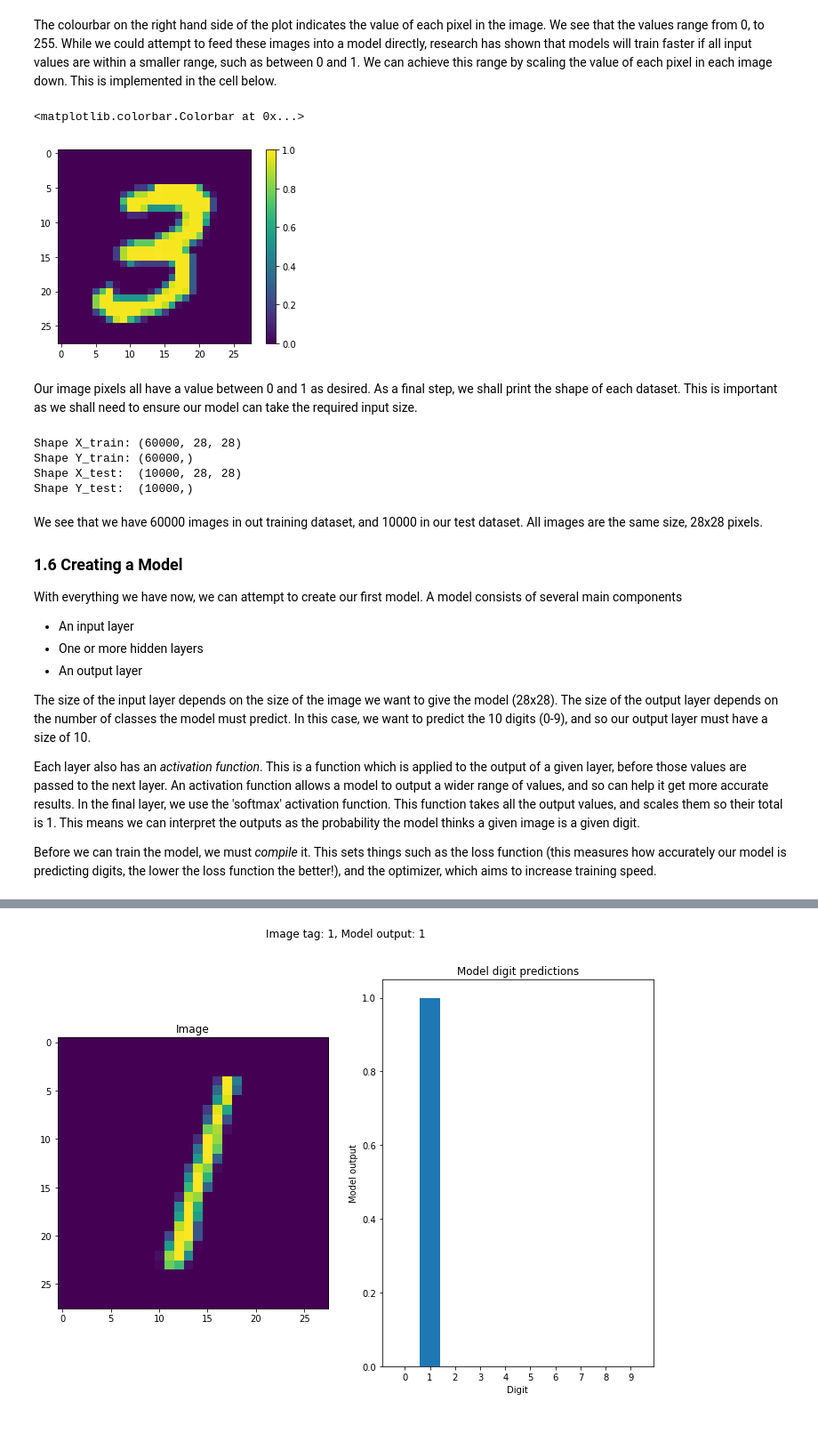
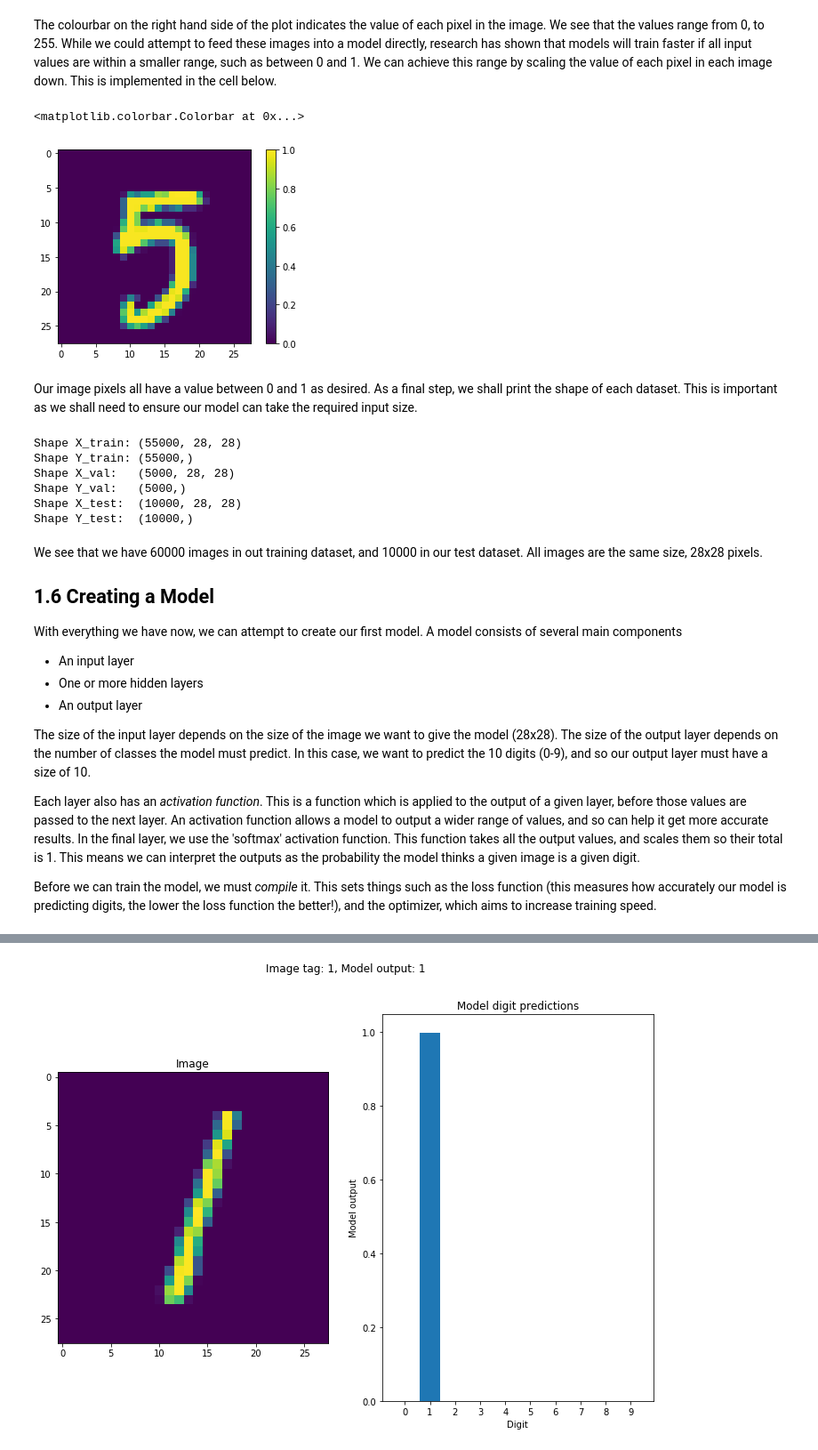
Before and after one commit to nikitapond/in2HEP, a Jupyter notebook: notebooks/MNIST.ipynb, the cells around one changed output, grey strips where cells are left out. Shown at 89% size. Saved outputs shown, nothing was run; the diff lists cells and outputs as text; code cells hidden in the pictures; blank space fills up the shorter version.

```diff
--- a/notebooks/MNIST.ipynb
+++ b/notebooks/MNIST.ipynb
@@ -64,7 +64,9 @@ Try changing the 'index' variable to a different number, to see examples of othe
 # %%
 # Load the dataset
 (X_train, Y_train), (X_test, Y_test) = mnist.load_data()
-index = 7
+X_val, Y_val = X_train[:5000], Y_train[:5000]
+X_train, Y_train = X_train[5000:], Y_train[5000:]
+index = 28
 
 plt.imshow(X_train[index]) # Show a single image
 plt.colorbar() # Show range of values for each pixel in image
@@ -79,28 +82,32 @@ X_train = X_train/255.0
 X_test = X_test/255.0
 # %%
-index = 7
+index = 28
 plt.imshow(X_train[index])
 plt.colorbar()
 # %% [output]
 <matplotlib.colorbar.Colorbar at 0x...>
-[figure, old version]
+[figure, new version]
 # %% [markdown]
 Our image pixels all have a value between 0 and 1 as desired. As a final step, we shall print the shape of each dataset. This is important as we shall need to ensure our model can take the required input size.
 # %%
 # Print the shape of the images and their associated labels
 print('Shape X_train: ' + str(X_train.shape))
 print('Shape Y_train: ' + str(Y_train.shape))
+print('Shape X_val:   ' + str(X_val.shape))
+print('Shape Y_val:   ' + str(Y_val.shape))
 print('Shape X_test:  '  + str(X_test.shape))
 print('Shape Y_test:  '  + str(Y_test.shape))
 # %% [output]
-Shape X_train: (60000, 28, 28)
-Shape Y_train: (60000,)
+Shape X_train: (55000, 28, 28)
+Shape Y_train: (55000,)
+Shape X_val:   (5000, 28, 28)
+Shape Y_val:   (5000,)
 Shape X_test:  (10000, 28, 28)
 Shape Y_test:  (10000,)
 # %% [markdown]
 We see that we have 60000 images in out training dataset, and 10000 in our test dataset. All images are the same size, 28x28 pixels.
 
-### 1.6 Creating a Model
+## 1.6 Creating a Model
 
 With everything we have now, we can attempt to create our first model. A model consists of several main components
 * An input layer
```
Also changed, not shown: parts of 46 cells of this notebook, 4 other files.
